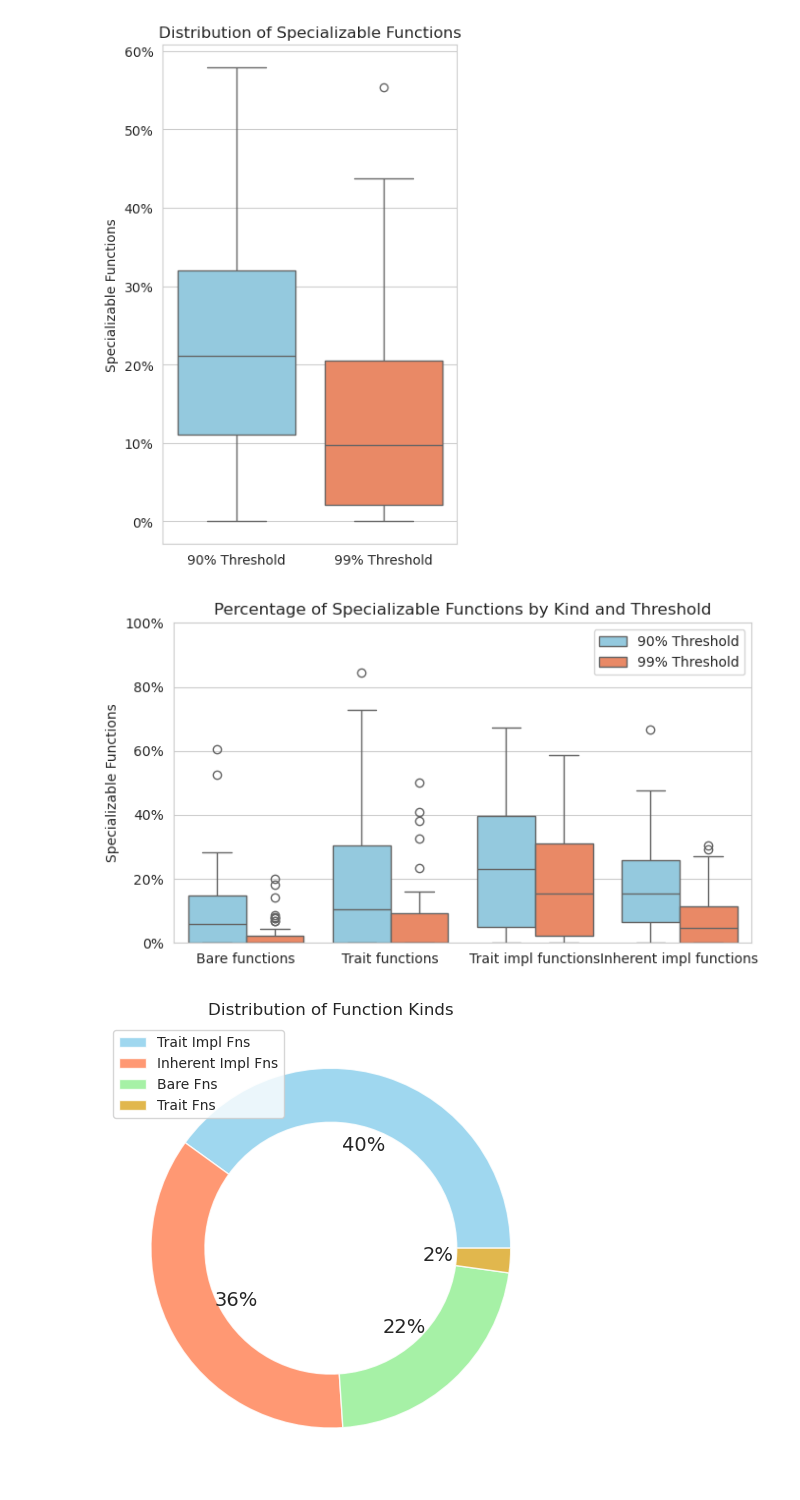
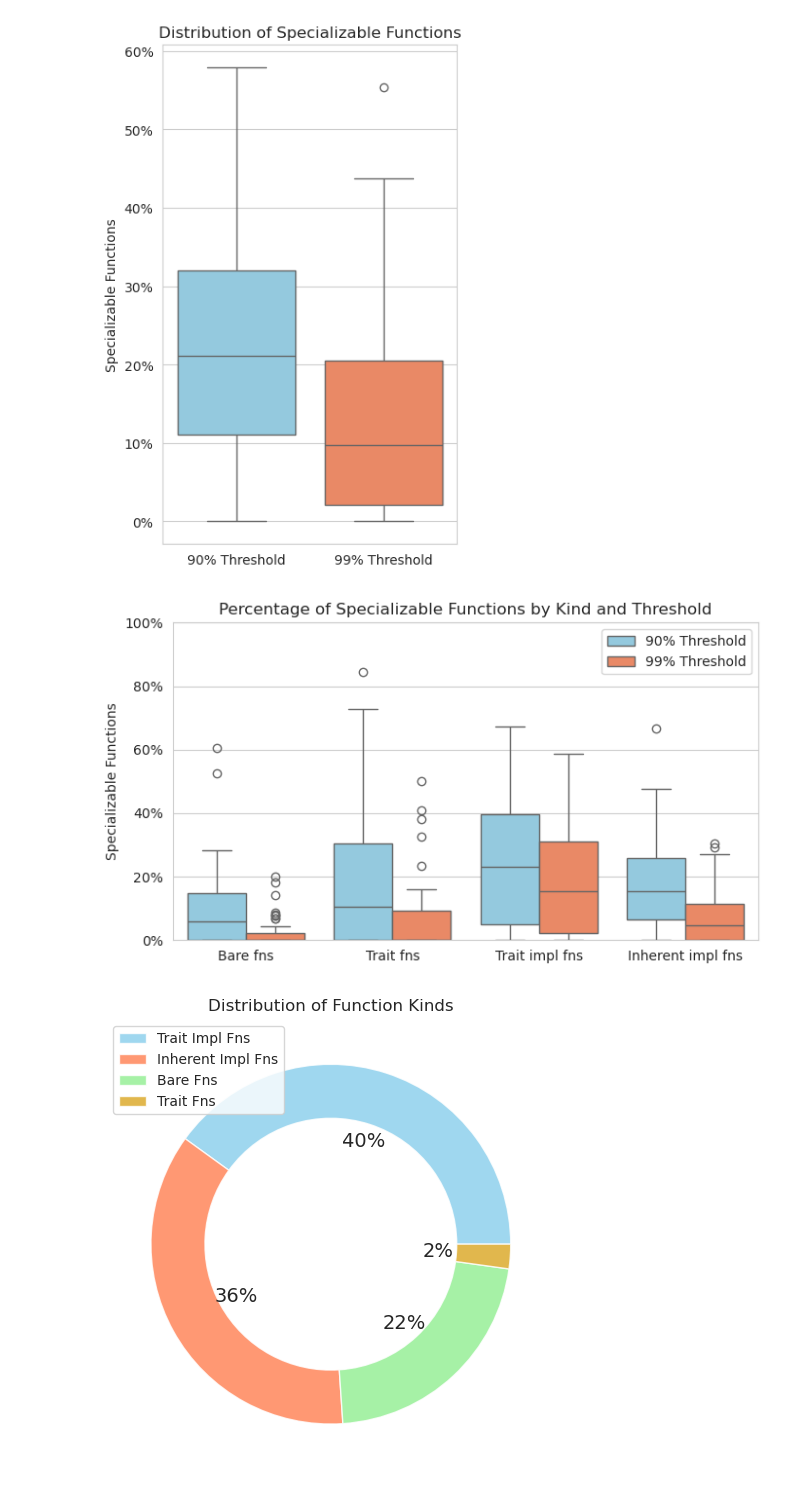
Before and after one commit to Ceratosenzaf/thesis, a Jupyter notebook: thesis/code/analysis/analysis.ipynb, the cells around one changed output. Cells and saved outputs as stored; diff of their text form; code cells hidden in the pictures.

Commit message:
feat(presentation): evaluation graphs

```diff
--- a/thesis/code/analysis/analysis.ipynb
+++ b/thesis/code/analysis/analysis.ipynb
@@ -82,38 +82,38 @@ inherent_impl_fns_99 = df_99['inherent_impl_fn_specializable_fns'] / df_99['tota
 sns.set_style("whitegrid")
 
 labels = []
 thresholds = []
 values = []
 
 for label, vals_90, vals_99 in [
-    ('Bare functions', bare_fns_90, bare_fns_99),
-    ('Trait functions', trait_fns_90, trait_fns_99),
-    ('Trait impl functions', trait_impl_fns_90, trait_impl_fns_99),
-    ('Inherent impl functions', inherent_impl_fns_90, inherent_impl_fns_99),
+    ('Bare fns', bare_fns_90, bare_fns_99),
+    ('Trait fns', trait_fns_90, trait_fns_99),
+    ('Trait impl fns', trait_impl_fns_90, trait_impl_fns_99),
+    ('Inherent impl fns', inherent_impl_fns_90, inherent_impl_fns_99),
 ]:
     labels += [label] * (len(vals_90) + len(vals_99))
     thresholds += ['90% Threshold'] * len(vals_90) + ['99% Threshold'] * len(vals_99)
     values += list(vals_90) + list(vals_99)
 
 plt.figure(figsize=(7, 4))
 sns.boxplot(
     x=labels,
     y=values,
     hue=thresholds,
     palette={
         '90% Threshold': 'skyblue',
         '99% Threshold': 'coral',
     },
 )
 
 plt.title('Percentage of Specializable Functions by Kind and Threshold')
 plt.gca().yaxis.set_major_formatter(plt.FuncFormatter(lambda y, _: '{:.0%}'.format(y)))
 plt.ylabel('Specializable Functions')
 plt.ylim(0, 1)
 plt.tight_layout()
 plt.savefig('specializable_functions_box_plot.pdf')
 # %% [output]
-[figure, old version]
+[figure, new version]
 # %%
 perc = [
     (df_90['total_trait_impl_fns'] / df_90['total_fns']).mean(),
```
Also changed, not shown: 9 other files.
